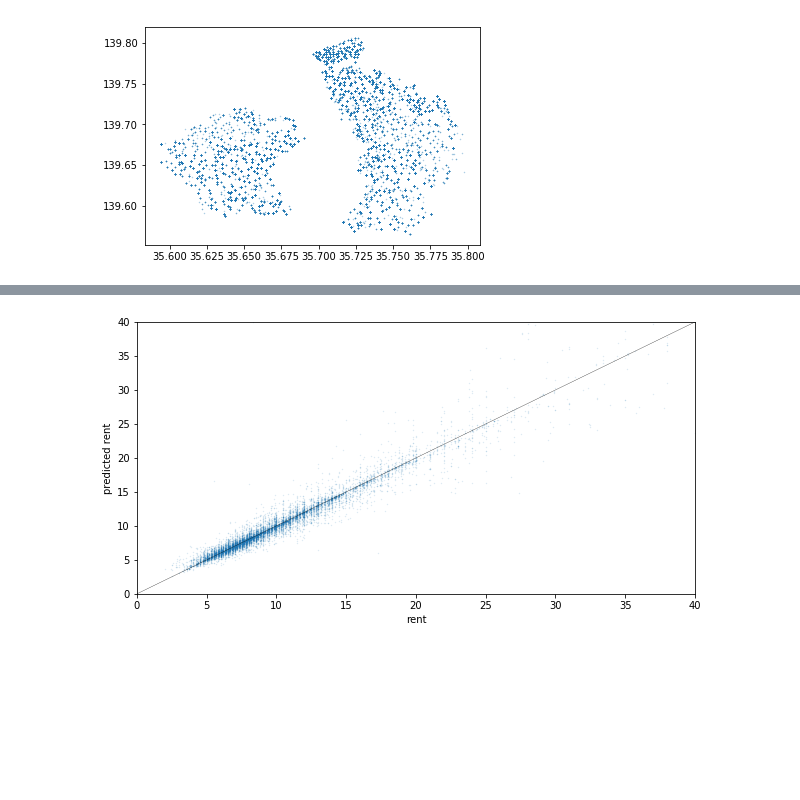
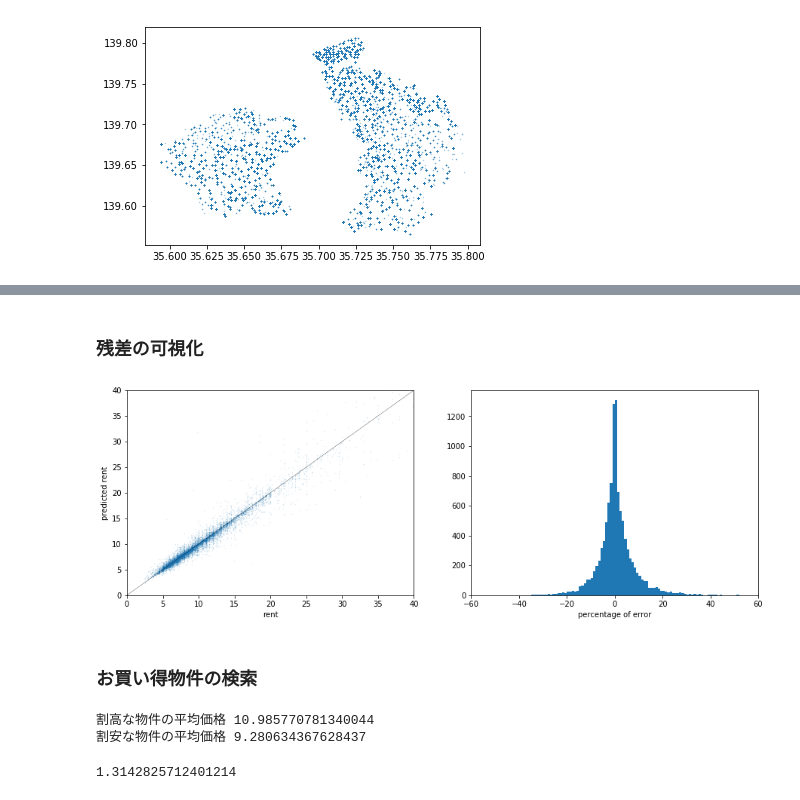
Before and after one commit to kstoneriv3/gci_project, a Jupyter notebook: Prediction/20171125_modeling_property_price.ipynb, the cells around one changed output, grey strips where cells are left out. Cells and saved outputs as stored; diff of their text form; code cells hidden in the pictures; blank space fills up the shorter version.

Commit message:
predictiong

```diff
--- a/Prediction/20171125_modeling_property_price.ipynb
+++ b/Prediction/20171125_modeling_property_price.ipynb
@@ -40,5 +43,5 @@ plt.show()
 # %%
 analytical_data = analytical_data.reindex(np.random.permutation(analytical_data.index))
 # %%
-X = analytical_data.iloc[:,1:]
-y = analytical_data.iloc[:,:1]
+X = analytical_data.iloc[:,3:]
+y = analytical_data.iloc[:,:3].rent
@@ -98,0 +85,3 @@ list_scores
+# %%
+model_r = RandomForestRegressor(n_estimators=200)
+model_r.fit(X,y)
@@ -98,0 +130,5 @@ list_scores
+# %%
+model_toy2 = Ridge(alpha=0.1)
+model_toy2.fit(X,y)
+coefficients = pd.Series(model_toy2.coef_,index=X.columns)[145:].sort_values(ascending=False)
+print(coefficients[:10])
@@ -99,13 +147,33 @@ list_scores
+# %% [markdown]
+<h3>残差の可視化
 # %%
-plt.figure(figsize=(10,5))
-
-y_pred = model_r.predict(X)
-plt.scatter(x=y.rent[20000:],y=y_pred[20000:],s=0.1,alpha=0.2)
+plt.figure(figsize=(15,5))
+plt.subplot(1,2,1)
+#model_r_20000 = RandomForestRegressor(n_estimators=300)
+#model_r_20000.fit(X.iloc[:20000,:],y[:20000])
+#y_pred_20000 = model_r_20000.predict(X.iloc[20000:,:])
+plt.scatter(x=y[20000:],y=y_pred_20000,s=0.1,alpha=0.2)
 plt.xlim(0,40)
 plt.ylim(0,40)
 plt.xlabel("rent")
 plt.ylabel("predicted rent")
 plt.plot([0,40],[0,40],c="black",linewidth=0.3)
+plt.subplot(1,2,2)
+plt.hist((y_pred_20000/y[20000:]-1)*100, bins=range(-60,60))
+plt.xlim(-60,60)
+plt.xlabel("percentage of error")
 plt.show()
 # %% [output]
-[figure, old version]
+[figure, new version]
+# %% [markdown]
+<h3>お買い得物件の検索
+# %%
+print("割高な物件の平均価格",y[20000:][(y[20000:]-y_pred_20000)>0].mean())
+print("割安な物件の平均価格",y[20000:][(y[20000:]-y_pred_20000)<0].mean())
+# %% [output]
+割高な物件の平均価格 10.985770781340044
+割安な物件の平均価格 9.280634367628437
+# %%
+(y[20000:]-y_pred_20000).var()**(1/2)
+# %% [output]
+1.3142825712401214
```
Also changed, not shown: parts of 27 cells of this notebook.
